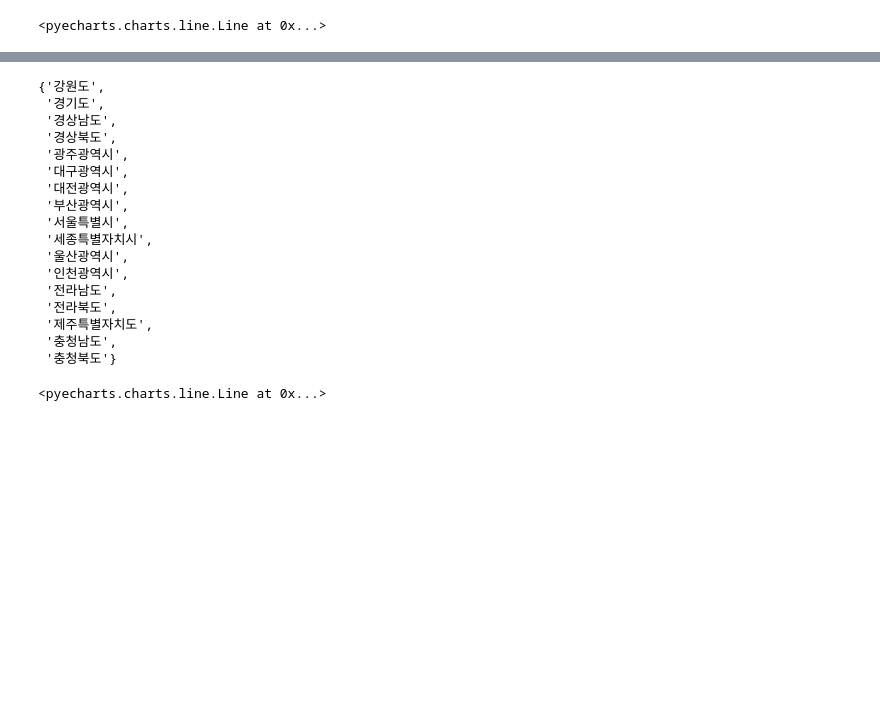
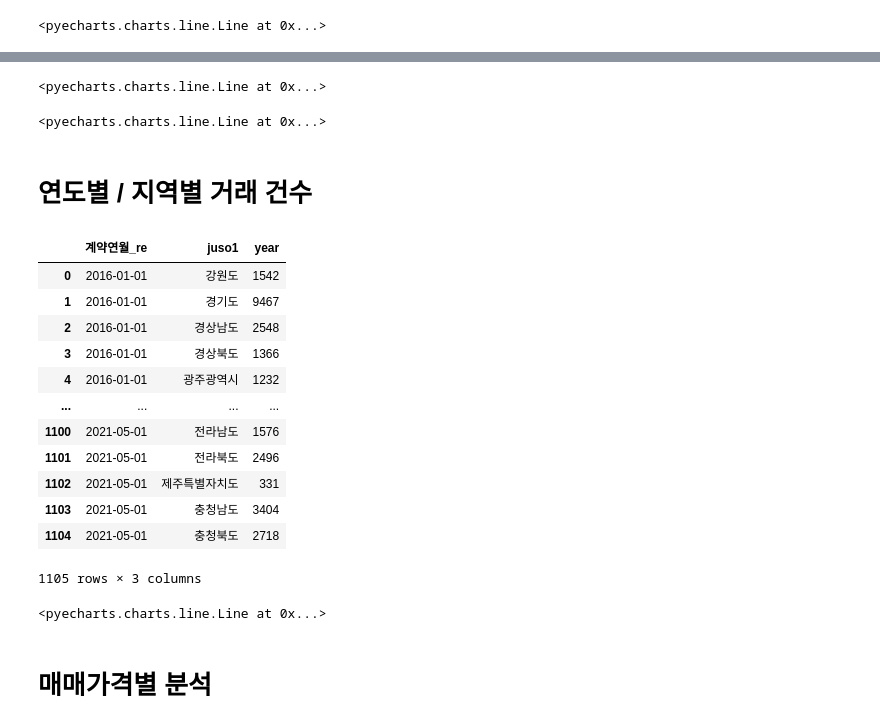
Before and after one commit to king-rabbit/housing_price_analysis, a Jupyter notebook: analysis.ipynb, the cells around one changed output, grey strips where cells are left out. Drawn from its saved outputs; the diff is of its cells as text; code cells hidden in the pictures; blank space fills up the shorter version.

```diff
--- a/analysis.ipynb
+++ b/analysis.ipynb
@@ -165,23 +194,3 @@ Name: 거래금액만원, Length: 77, dtype: float64
-# %%
-set(time_region_df.juso1)
-# %% [output]
-{'강원도',
- '경기도',
- '경상남도',
- '경상북도',
- '광주광역시',
- '대구광역시',
- '대전광역시',
- '부산광역시',
- '서울특별시',
- '세종특별자치시',
- '울산광역시',
- '인천광역시',
- '전라남도',
- '전라북도',
- '제주특별자치도',
- '충청남도',
- '충청북도'}
 # %%
 line = pyecharts.Line("Bar chart")
 line.use_theme("dark")
@@ -200,3 +209,62 @@ line.width = 1000
 line
 # %% [output]
 <pyecharts.charts.line.Line at 0x...>
+# %%
+line = pyecharts.Line("Bar chart")
+line.use_theme("dark")
+line.add("강원도", time_region_df[time_region_df.juso1=='서울특별시']['계약연월_re'], time_region_df[time_region_df.juso1=='강원도']['거래금액만원'], mark_line=["average"], is_smooth =True, is_symbol_show=False, is_label_show=False)
+line.add("경기도", time_region_df[time_region_df.juso1=='서울특별시']['계약연월_re'], time_region_df[time_region_df.juso1=='경기도']['거래금액만원'], mark_line=["average"], color = "green",is_smooth =True, is_symbol_show=False)
+line.add("경상남도", time_region_df[time_region_df.juso1=='서울특별시']['계약연월_re'], time_region_df[time_region_df.juso1=='경상남도']['거래금액만원'], mark_line=["average"], color = "blue", is_smooth =True, is_symbol_show=False)
+line.add("경상북도", time_region_df[time_region_df.juso1=='서울특별시']['계약연월_re'], time_region_df[time_region_df.juso1=='경상북도']['거래금액만원'], mark_line=["average"], color = "yellow", is_smooth =True, is_symbol_show=False)
+line.add("전라남도", time_region_df[time_region_df.juso1=='서울특별시']['계약연월_re'], time_region_df[time_region_df.juso1=='전라남도']['거래금액만원'], mark_line=["average"], color = "grey", is_smooth =True, is_symbol_show=False)
+line.add("전라북도", time_region_df[time_region_df.juso1=='서울특별시']['계약연월_re'], time_region_df[time_region_df.juso1=='전라북도']['거래금액만원'], mark_line=["average"], color = "white", is_smooth =True, is_symbol_show=False)
+line.add("제주특별자치도", time_region_df[time_region_df.juso1=='서울특별시']['계약연월_re'], time_region_df[time_region_df.juso1=='제주특별자치도']['거래금액만원'], mark_line=["average"], color = "orange", is_smooth =True, is_symbol_show=False)
+line.add("충청남도", time_region_df[time_region_df.juso1=='서울특별시']['계약연월_re'], time_region_df[time_region_df.juso1=='충청남도']['거래금액만원'], mark_line=["average"], color = "purple", is_smooth =True, is_symbol_show=False)
+line.add("충청북도", time_region_df[time_region_df.juso1=='서울특별시']['계약연월_re'], time_region_df[time_region_df.juso1=='충청북도']['거래금액만원'], mark_line=["average"], color = "purple", is_smooth =True, is_symbol_show=False)
+
+
+line.height = 800
+line.width = 1000
+line
+# %% [output]
+<pyecharts.charts.line.Line at 0x...>
+# %% [markdown]
+# 연도별 / 지역별 거래 건수
+# %%
+time_region_df_count = df.groupby(by=['계약연월_re', 'juso1'], dropna=False).count()[['year']].reset_index()
+# %%
+time_region_df_count
+# %% [output]
+|  | 계약연월_re | juso1 | year |
+| 0 | 2016-01-01 | 강원도 | 1542 |
+| 1 | 2016-01-01 | 경기도 | 9467 |
+| 2 | 2016-01-01 | 경상남도 | 2548 |
+| 3 | 2016-01-01 | 경상북도 | 1366 |
+| 4 | 2016-01-01 | 광주광역시 | 1232 |
+| ... | ... | ... | ... |
+| 1100 | 2021-05-01 | 전라남도 | 1576 |
+| 1101 | 2021-05-01 | 전라북도 | 2496 |
+| 1102 | 2021-05-01 | 제주특별자치도 | 331 |
+| 1103 | 2021-05-01 | 충청남도 | 3404 |
+| 1104 | 2021-05-01 | 충청북도 | 2718 |
+1105 rows × 3 columns
+# %%
+line = pyecharts.Line("Bar chart")
+line.use_theme("dark")
+line.add("서울", time_region_df_count[time_region_df_count.juso1=='서울특별시']['계약연월_re'], time_region_df_count[time_region_df_count.juso1=='서울특별시']['year'], mark_point = ["average", "max", "min"], is_smooth =True, is_symbol_show=False, is_label_show=False)
+line.add("부산", time_region_df[time_region_df_count.juso1=='서울특별시']['계약연월_re'], time_region_df_count[time_region_df_count.juso1=='부산광역시']['year'], color = "green",is_smooth =True, is_symbol_show=False)
+line.add("대구", time_region_df_count[time_region_df_count.juso1=='서울특별시']['계약연월_re'], time_region_df_count[time_region_df_count.juso1=='대구광역시']['year'],  color = "blue", is_smooth =True, is_symbol_show=False)
+line.add("대전", time_region_df_count[time_region_df_count.juso1=='서울특별시']['계약연월_re'], time_region_df_count[time_region_df_count.juso1=='대전광역시']['year'], color = "yellow", is_smooth =True, is_symbol_show=False)
+line.add("세종", time_region_df_count[time_region_df_count.juso1=='서울특별시']['계약연월_re'], time_region_df_count[time_region_df_count.juso1=='세종특별자치시']['year'], color = "grey", is_smooth =True, is_symbol_show=False)
+line.add("울산", time_region_df_count[time_region_df_count.juso1=='서울특별시']['계약연월_re'], time_region_df_count[time_region_df_count.juso1=='울산광역시']['year'], color = "white", is_smooth =True, is_symbol_show=False)
+line.add("광주", time_region_df_count[time_region_df_count.juso1=='서울특별시']['계약연월_re'], time_region_df_count[time_region_df_count.juso1=='광주광역시']['year'], color = "orange", is_smooth =True, is_symbol_show=False)
+line.add("인천", time_region_df_count[time_region_df_count.juso1=='서울특별시']['계약연월_re'], time_region_df_count[time_region_df_count.juso1=='인천광역시']['year'],  color = "purple", is_smooth =True, is_symbol_show=False)
+
+
+line.height = 700
+line.width = 1000
+line
+# %% [output]
+<pyecharts.charts.line.Line at 0x...>
+# %% [markdown]
+# 매매가격별 분석
```
Also changed, not shown: parts of 28 cells of this notebook, 9 other files.
